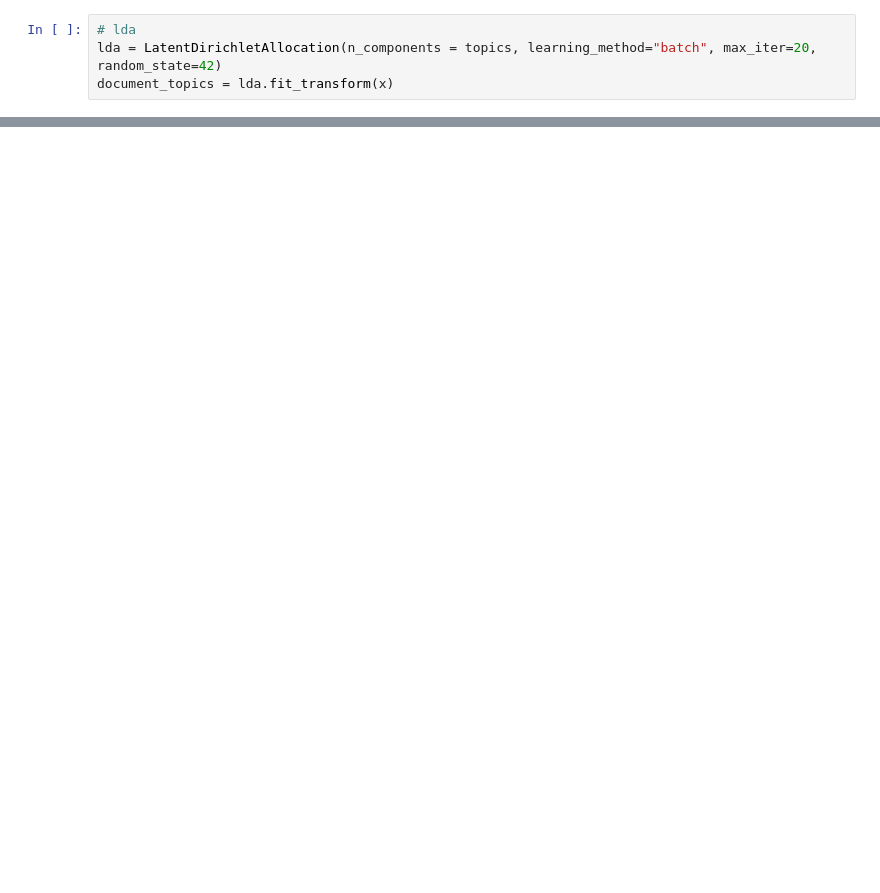
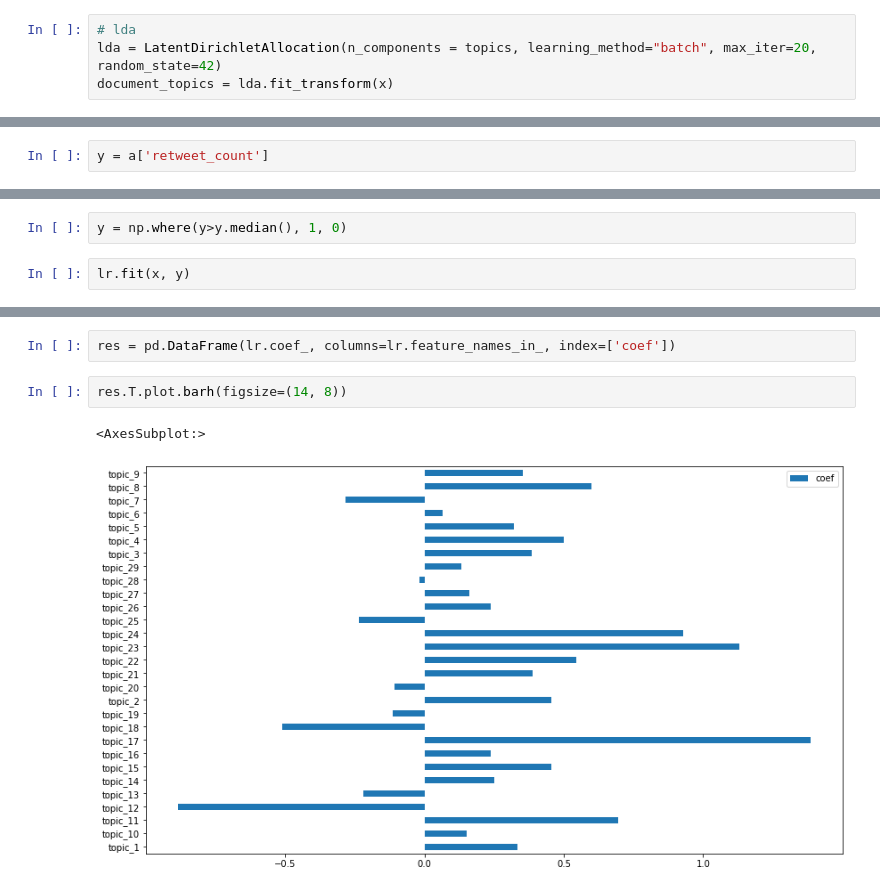
Before and after one commit to ossamum/kuleuven-thesis, a Jupyter notebook: 02_TopicModeling.ipynb, the cells around one changed output, grey strips where cells are left out. Drawn from its saved outputs; the diff is of its cells as text; blank space fills up the shorter version.

```diff
--- a/02_TopicModeling.ipynb
+++ b/02_TopicModeling.ipynb
@@ -106,0 +278,2 @@ the rt of in to is and for on be that are we with has this it turkey by not
+# %%
+y = a['retweet_count']
@@ -106,0 +292,4 @@ the rt of in to is and for on be that are we with has this it turkey by not
+# %%
+y = np.where(y>y.median(), 1, 0)
+# %%
+lr.fit(x, y)
@@ -106,0 +313,7 @@ the rt of in to is and for on be that are we with has this it turkey by not
+# %%
+res = pd.DataFrame(lr.coef_, columns=lr.feature_names_in_, index=['coef'])
+# %%
+res.T.plot.barh(figsize=(14, 8))
+# %% [output]
+<AxesSubplot:>
+[figure, added]
```
Also changed, not shown: parts of 56 cells of this notebook.
